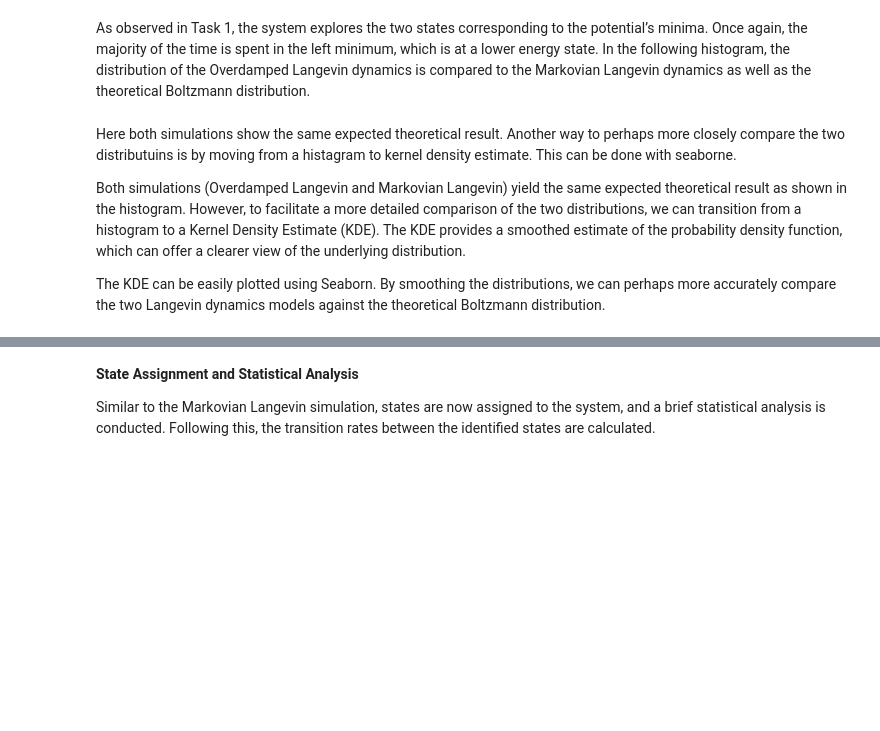
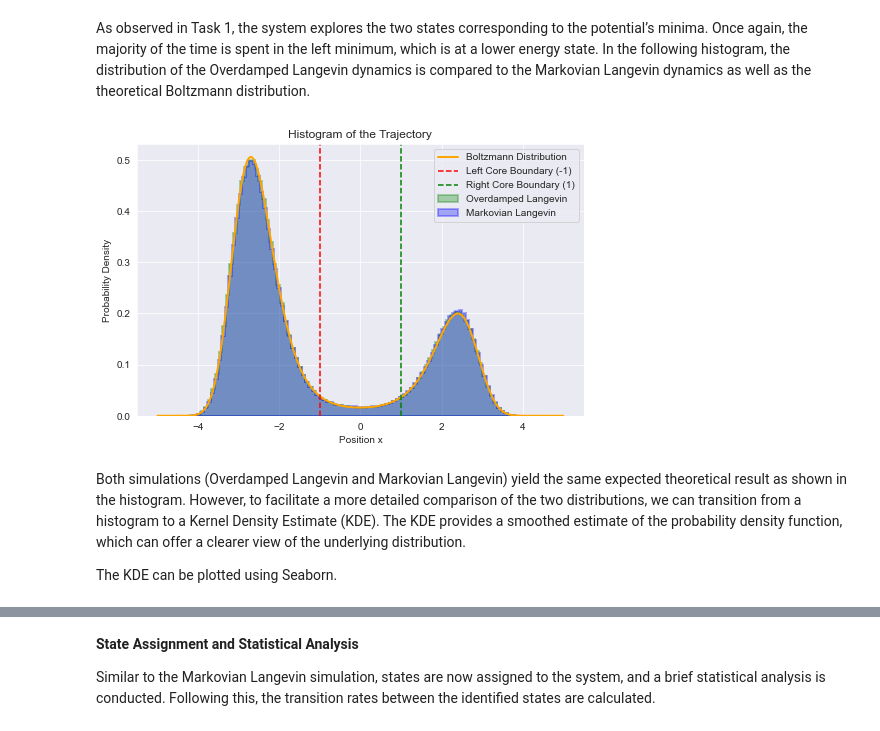
Before and after one commit to fsonak/VL_CCS, a Jupyter notebook: final_project_project_5.ipynb, the cells around one changed output, grey strips where cells are left out. Cells and saved outputs as stored; diff of their text form; code cells hidden in the pictures; blank space fills up the shorter version.

```diff
--- a/final_project_project_5.ipynb
+++ b/final_project_project_5.ipynb
@@ -458,32 +558,38 @@ As observed in Task 1, the system explores the two states corresponding to the p
 # %%
 # Plot histogram of the trajectory
 plt.figure(figsize=(8, 5))
 
 # Histogram of Overdamped Langevin
-plt.hist(positions_overdamped, bins=100, density=True, label="Overdamped Langevin",
-         color="green", alpha=0.3, edgecolor="black")
+plt.hist(positions_overdamped, histtype='stepfilled', bins=100,
+         density=True, label="Overdamped Langevin",
+         color="green", alpha=0.3, edgecolor="green",linewidth=2)
 
 # Histogram of Markovian Langevin
-plt.hist(positions_markovian, bins=100, density=True, label="Markovian Langevin",
-         color="blue", alpha=0.6, edgecolor="black")
+plt.hist(positions_markovian, histtype='stepfilled', bins=100,
+         density=True, label="Markovian Langevin",
+         color="blue", alpha=0.3, edgecolor="blue",linewidth=2)
 
 # Plot Boltzmann Distribution for reference
-plt.plot(x, P_x, label="Boltzmann Distribution", color="orange", linewidth=2)
+plt.plot(x, P_x, label="Boltzmann Distribution", color="orange",
+         linewidth=2)
 
 # Mark core state boundaries
-plt.axvline(-1, color="red", linestyle="--", label="Left Core Boundary (-1)")
-plt.axvline(1, color="green", linestyle="--", label="Right Core Boundary (1)")
+plt.axvline(-1, color="red", linestyle="--",
+            label="Left Core Boundary (-1)")
+plt.axvline(1, color="green", linestyle="--",
+            label="Right Core Boundary (1)")
 
 plt.xlabel("Position x")
 plt.ylabel("Probability Density")
 plt.title("Histogram of the Trajectory")
 plt.legend()
 plt.grid(True)
 plt.show()
+# %% [output]
+[figure, added]
 # %% [markdown]
-Here both simulations show the same expected theoretical result. Another way to perhaps more closely compare the two distributuins is by moving from a histagram to kernel density estimate. This can be done with seaborne.
 
 Both simulations (Overdamped Langevin and Markovian Langevin) yield the same expected theoretical result as shown in the histogram. However, to facilitate a more detailed comparison of the two distributions, we can transition from a histogram to a Kernel Density Estimate (KDE). The KDE provides a smoothed estimate of the probability density function, which can offer a clearer view of the underlying distribution.
 
-The KDE can be easily plotted using Seaborn. By smoothing the distributions, we can perhaps more accurately compare the two Langevin dynamics models against the theoretical Boltzmann distribution.
+The KDE can be plotted using Seaborn.
 # %%
```
Also changed, not shown: parts of 29 cells of this notebook.
